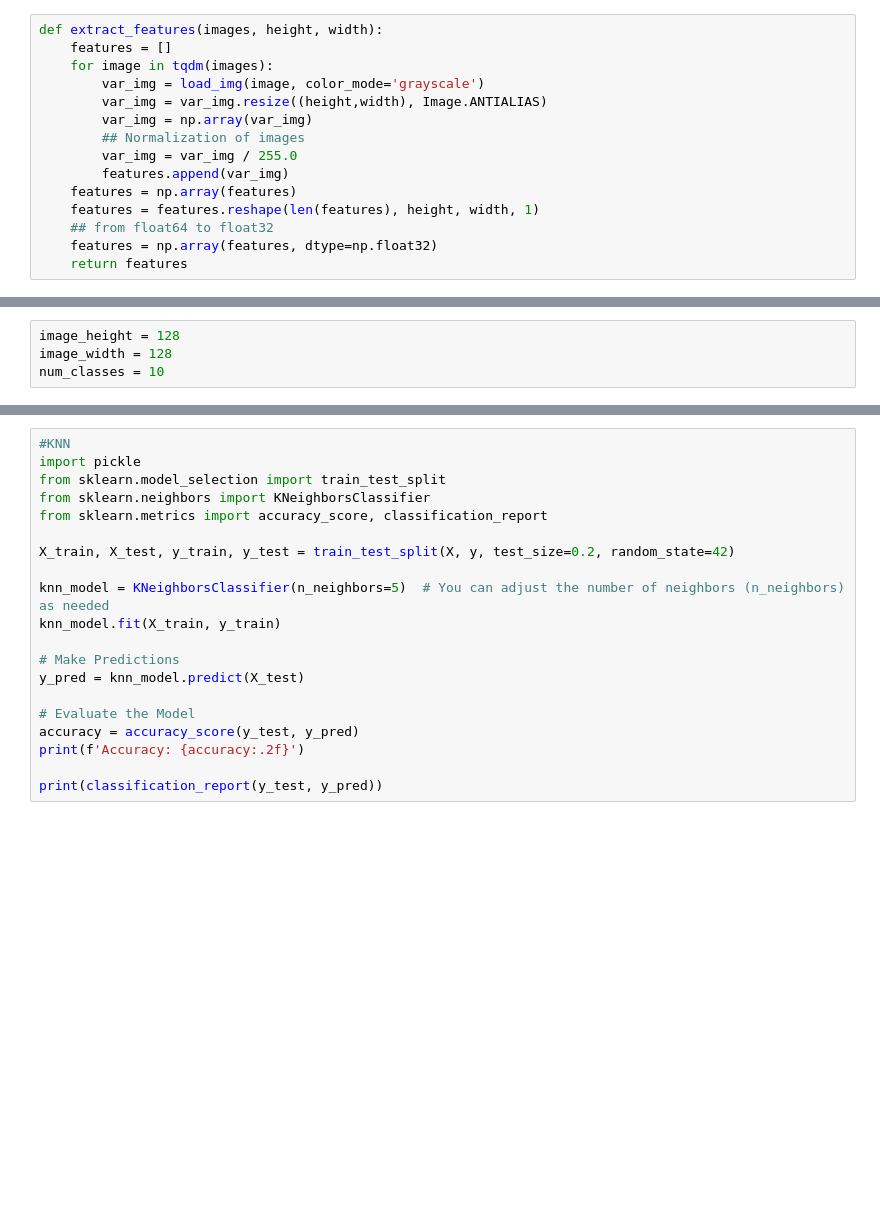
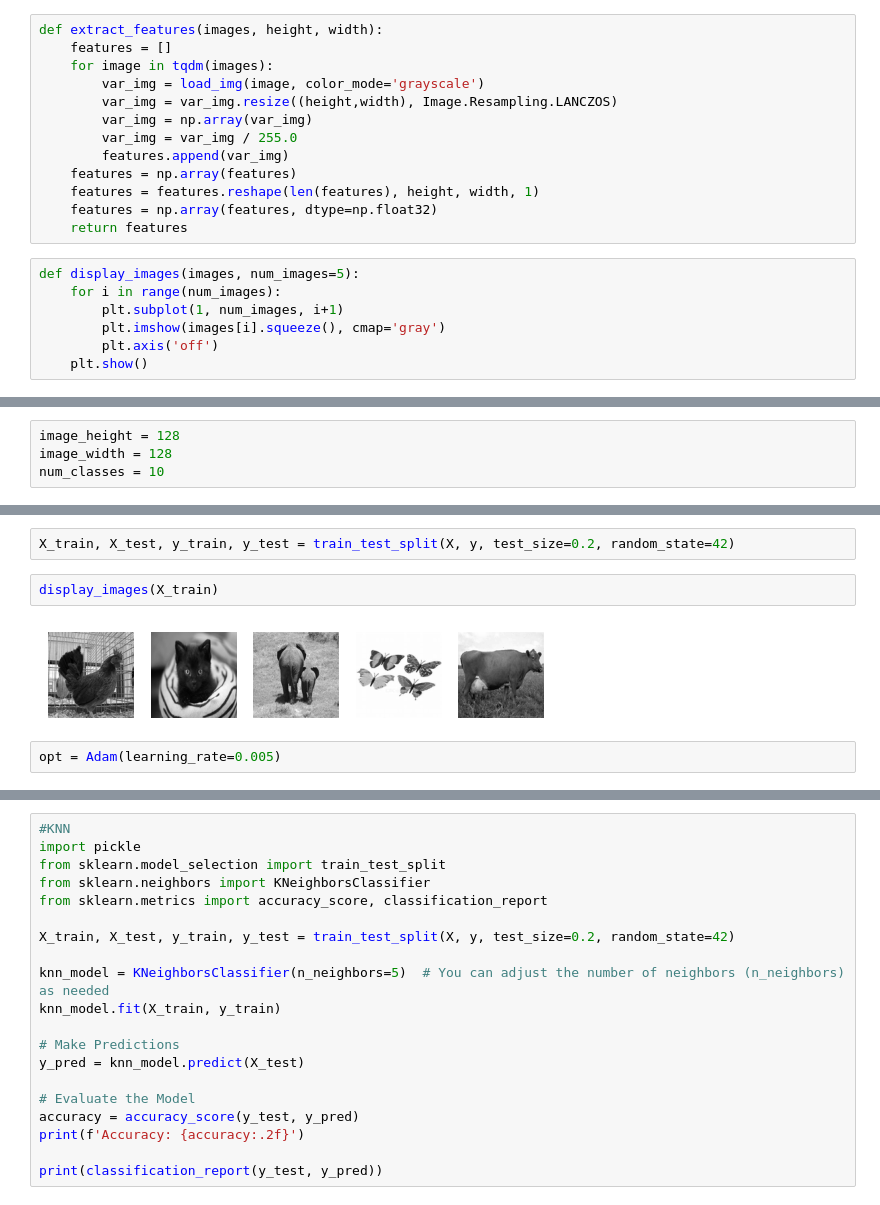
Before and after one commit to VladimirVladetic/RUAPAnimals, a Jupyter notebook: Animals.ipynb, the cells around one changed output, grey strips where cells are left out. Cells and saved outputs as stored; diff of their text form; blank space fills up the shorter version.

```diff
--- a/Animals.ipynb
+++ b/Animals.ipynb
@@ -86,16 +85,21 @@ def extract_features(images, height, width):
     features = []
     for image in tqdm(images):
         var_img = load_img(image, color_mode='grayscale')
-        var_img = var_img.resize((height,width), Image.ANTIALIAS)
+        var_img = var_img.resize((height,width), Image.Resampling.LANCZOS)
         var_img = np.array(var_img)
-        ## Normalization of images
         var_img = var_img / 255.0
         features.append(var_img)
     features = np.array(features)
     features = features.reshape(len(features), height, width, 1)
-    ## from float64 to float32
     features = np.array(features, dtype=np.float32)
     return features
+# %%
+def display_images(images, num_images=5):
+    for i in range(num_images):
+        plt.subplot(1, num_images, i+1)
+        plt.imshow(images[i].squeeze(), cmap='gray')
+        plt.axis('off')
+    plt.show()
 # %%
 def create_model(input_shape,num_classes):
     inputs = Input(input_shape)
@@ -210,4 +200,12 @@ input_shape = (image_height,image_width,1)
 # %% [output]
 Please use `tqdm.notebook.tqdm` instead of `tqdm.tqdm_notebook`
   for image in tqdm(images):
+# %%
+X_train, X_test, y_train, y_test = train_test_split(X, y, test_size=0.2, random_state=42)
+# %%
+display_images(X_train)
+# %% [output]
+[figure, added]
+# %%
+opt = Adam(learning_rate=0.005)
 # %%
```
Also changed, not shown: parts of 7 cells of this notebook.
